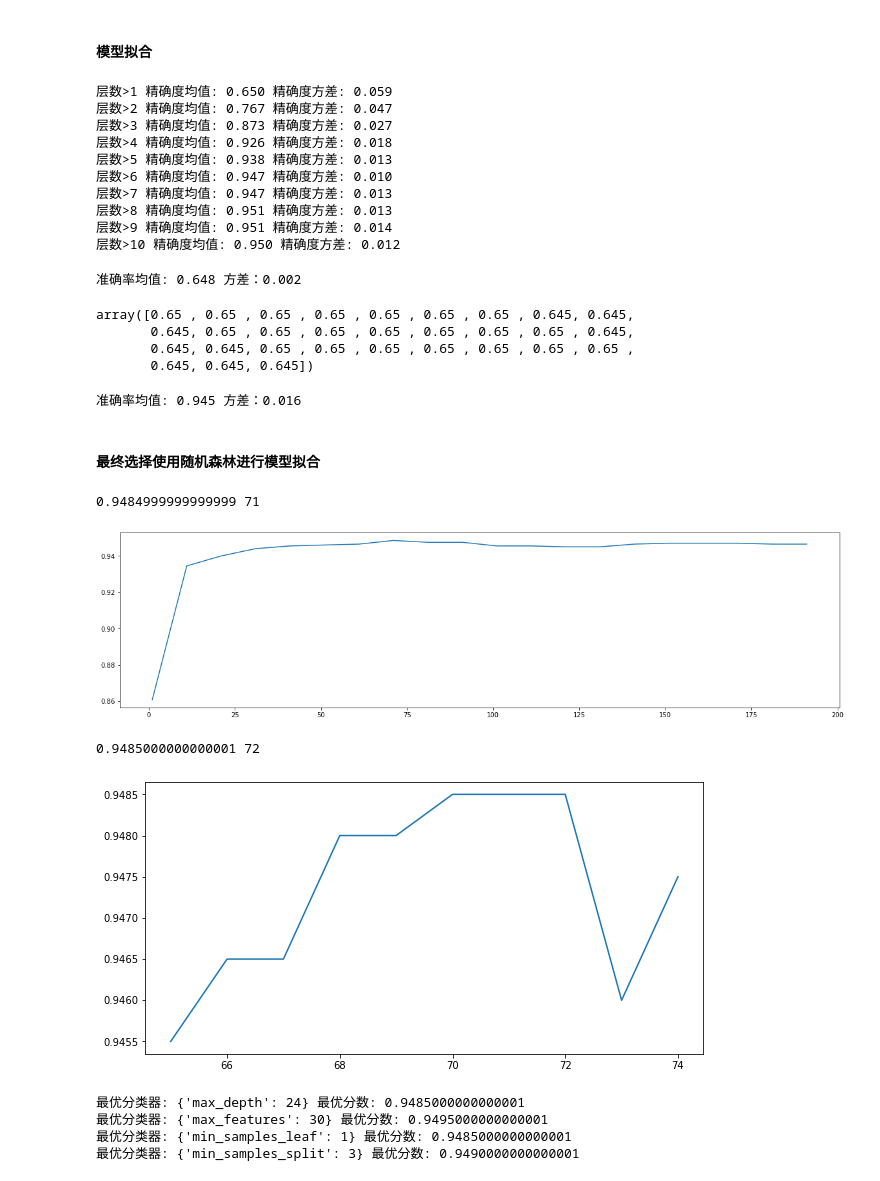
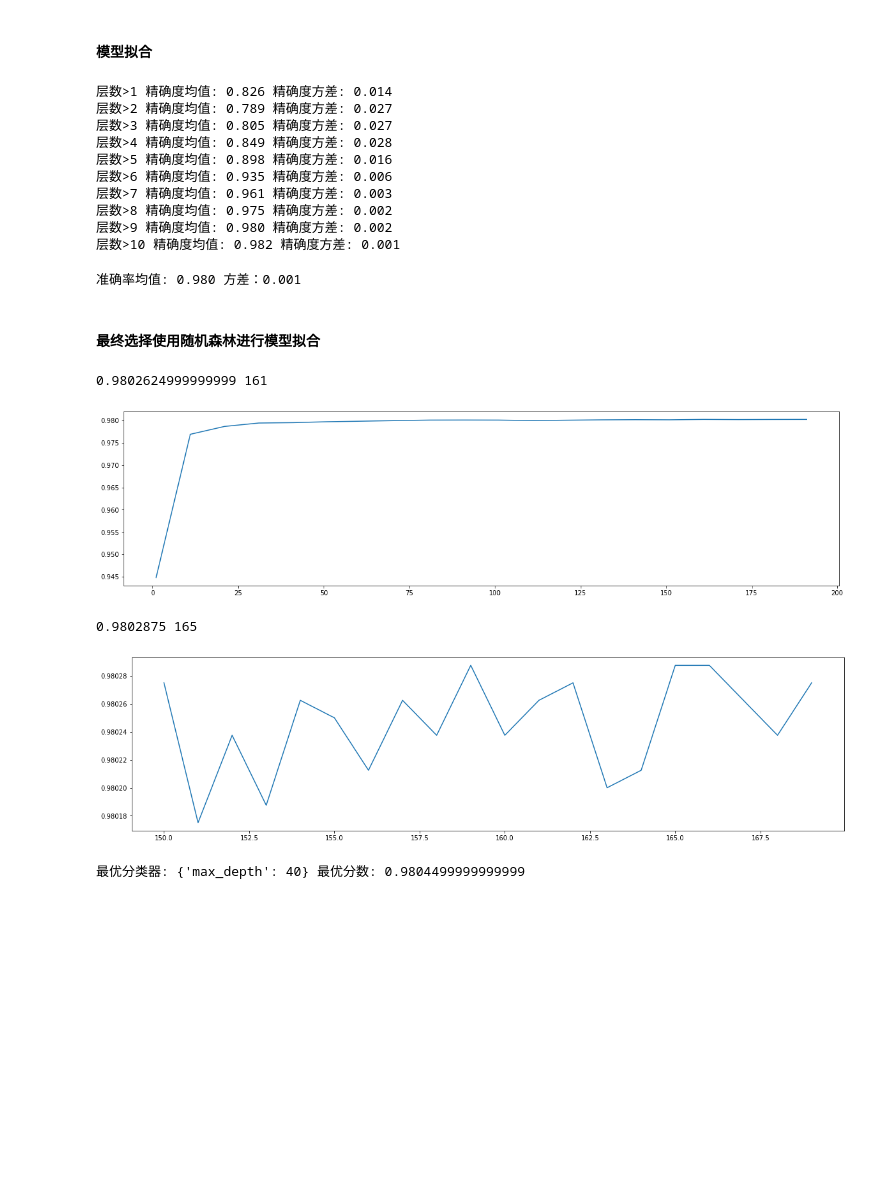
Before and after one commit to Liesy/machine-learning, a Jupyter notebook: project/心跳信号分类预测.ipynb, the cells around one changed output. Saved outputs shown, nothing was run; the diff lists cells and outputs as text; code cells hidden in the pictures; blank space fills up the shorter version.

```diff
--- a/project/心跳信号分类预测.ipynb
+++ b/project/心跳信号分类预测.ipynb
@@ -25,8 +25,8 @@ from sklearn.svm import SVC
 # %% [markdown]
 #### 查看数据信息
 # %%
-train_data=pd.read_csv('./train.csv') # 训练集
-testA_data=pd.read_csv('./testA.csv') # 测试集
+train_data=pd.read_csv('/home/share/liyang/ml/train.csv') # 训练集
+testA_data=pd.read_csv('/home/share/liyang/ml/testA.csv') # 测试集
 print(train_data.shape)
 train_data.head().append(train_data.tail()) # 查看数据的行列信息
 # %% [output]
@@ -157,7 +157,7 @@ x_train
 # %% [markdown]
 #### 模型拟合
 # %%
-feature_train, feature_test, label_train, label_test = train_test_split(x_train, y_train, test_size = 0.98, random_state = 10)
+feature_train, feature_test, label_train, label_test = train_test_split(x_train, y_train, test_size = 0.2, random_state = 10)
 # %%
 # adaboost + decision tree
 def get_model():
@@ -186,41 +186,30 @@ for name,model in models.items():
     names.append(name)
     print('层数>%s 精确度均值: %.3f 精确度方差: %.3f' % (name, np.mean(scores), np.std(scores)))
 # %% [output]
-层数>1 精确度均值: 0.650 精确度方差: 0.059
-层数>2 精确度均值: 0.767 精确度方差: 0.047
-层数>3 精确度均值: 0.873 精确度方差: 0.027
-层数>4 精确度均值: 0.926 精确度方差: 0.018
-层数>5 精确度均值: 0.938 精确度方差: 0.013
-层数>6 精确度均值: 0.947 精确度方差: 0.010
-层数>7 精确度均值: 0.947 精确度方差: 0.013
-层数>8 精确度均值: 0.951 精确度方差: 0.013
-层数>9 精确度均值: 0.951 精确度方差: 0.014
-层数>10 精确度均值: 0.950 精确度方差: 0.012
+层数>1 精确度均值: 0.826 精确度方差: 0.014
+层数>2 精确度均值: 0.789 精确度方差: 0.027
+层数>3 精确度均值: 0.805 精确度方差: 0.027
+层数>4 精确度均值: 0.849 精确度方差: 0.028
+层数>5 精确度均值: 0.898 精确度方差: 0.016
+层数>6 精确度均值: 0.935 精确度方差: 0.006
+层数>7 精确度均值: 0.961 精确度方差: 0.003
+层数>8 精确度均值: 0.975 精确度方差: 0.002
+层数>9 精确度均值: 0.980 精确度方差: 0.002
+层数>10 精确度均值: 0.982 精确度方差: 0.001
 # %%
 # adaboost + svm
-svm=SVC(probability=True,kernel='linear')
+svm=SVC(probability=True,kernel='rbf')
 model=AdaBoostClassifier(base_estimator=svm)
-cv=RepeatedStratifiedKFold(n_splits=10, n_repeats=3, random_state=1)
+cv=RepeatedStratifiedKFold(n_splits=5, n_repeats=3, random_state=1)
 n_scores=cross_val_score(model, feature_train, label_train, scoring='accuracy', cv=cv, n_jobs=-1, error_score='raise')
 print('准确率均值: %.3f 方差：%.3f' % (np.mean(n_scores), np.std(n_scores)))
-# %% [output]
-准确率均值: 0.648 方差：0.002
-# %%
-# 保存一下n_scores的值...不用下次再跑四十多分钟了
-n_scores_copy=np.array([0.65 , 0.65 , 0.65 , 0.65 , 0.65 , 0.65 , 0.65 , 0.645, 0.645, 0.645, 0.65 , 0.65 , 0.65 , 0.65 , 0.65 , 0.65 , 0.65 , 0.645, 0.645, 0.645, 0.65 , 0.65 , 0.65 , 0.65 , 0.65 , 0.65 , 0.65 ,0.645, 0.645, 0.645])
-n_scores_copy
-# %% [output]
-array([0.65 , 0.65 , 0.65 , 0.65 , 0.65 , 0.65 , 0.65 , 0.645, 0.645,
-       0.645, 0.65 , 0.65 , 0.65 , 0.65 , 0.65 , 0.65 , 0.65 , 0.645,
-       0.645, 0.645, 0.65 , 0.65 , 0.65 , 0.65 , 0.65 , 0.65 , 0.65 ,
-       0.645, 0.645, 0.645])
 # %%
 # 随机森林
 rfc_model=RandomForestClassifier()
 rfc_scores=cross_val_score(rfc_model,feature_train,label_train,cv=10)
 print('准确率均值: %.3f 方差：%.3f' % (np.mean(rfc_scores), np.std(rfc_scores)))
 # %% [output]
-准确率均值: 0.945 方差：0.016
+准确率均值: 0.980 方差：0.001
 # %% [markdown]
 #### 最终选择使用随机森林进行模型拟合
 # %%
@@ -235,32 +224,28 @@ plt.figure(figsize=[20,5])
 plt.plot(range(1,201,10),score1)
 plt.show()
 # %% [output]
-0.9484999999999999 71
+0.9802624999999999 161
-[figure, old version]
+[figure, new version]
 # %%
-# 可以看到在71左右为最优点，进一步细化
+# 可以看到在161左右为最优点，进一步细化
 score1=[]
-for i in range(65,75):
+for i in range(150,170):
     rfc=RandomForestClassifier(n_estimators=i,n_jobs=-1,random_state=90)
     score=cross_val_score(rfc,feature_train,label_train,cv=10).mean()
     score1.append(score)
-print(max(score1),([*range(65,75)][score1.index(max(score1))]))
-plt.figure(figsize=[10,5])
-plt.plot(range(65,75),score1)
+print(max(score1),([*range(150,170)][score1.index(max(score1))]))
+plt.figure(figsize=[20,5])
+plt.plot(range(150,170),score1)
 plt.show()
 # %% [output]
-0.9485000000000001 72
+0.9802875 165
-[figure, old version]
+[figure, new version]
 # %%
-# 用随机搜索来寻找其余的最优参数
-rfc=RandomForestClassifier(n_estimators=72,random_state=90)
-params=[{'max_depth':np.arange(11,50,1)},{'max_features':np.arange(5,50,1)},{'min_samples_leaf':np.arange(1, 1+50, 1)},{'min_samples_split':np.arange(2, 2+50, 1)}]
-for dic in params:
-    bestModel=GridSearchCV(rfc,param_grid=dic,cv=10,n_jobs = -1)
-    bestModel.fit(feature_train,label_train)
-    print('最优分类器:',bestModel.best_params_,'最优分数:', bestModel.best_score_)
+# 用网格搜索来寻找其余的最优参数
+rfc=RandomForestClassifier(n_estimators=165,random_state=90)
+params1={'max_depth':np.arange(11,50,1)}
+bestModel=GridSearchCV(rfc,param_grid=params1,cv=10,n_jobs = -1)
+bestModel.fit(feature_train,label_train)
+print('最优分类器:',bestModel.best_params_,'最优分数:', bestModel.best_score_)
 # %% [output]
-最优分类器: {'max_depth': 24} 最优分数: 0.9485000000000001
-最优分类器: {'max_features': 30} 最优分数: 0.9495000000000001
-最优分类器: {'min_samples_leaf': 1} 最优分数: 0.9485000000000001
-最优分类器: {'min_samples_split': 3} 最优分数: 0.9490000000000001
+最优分类器: {'max_depth': 40} 最优分数: 0.9804499999999999
```
Also changed, not shown: parts of 5 cells of this notebook, 8 other files.
